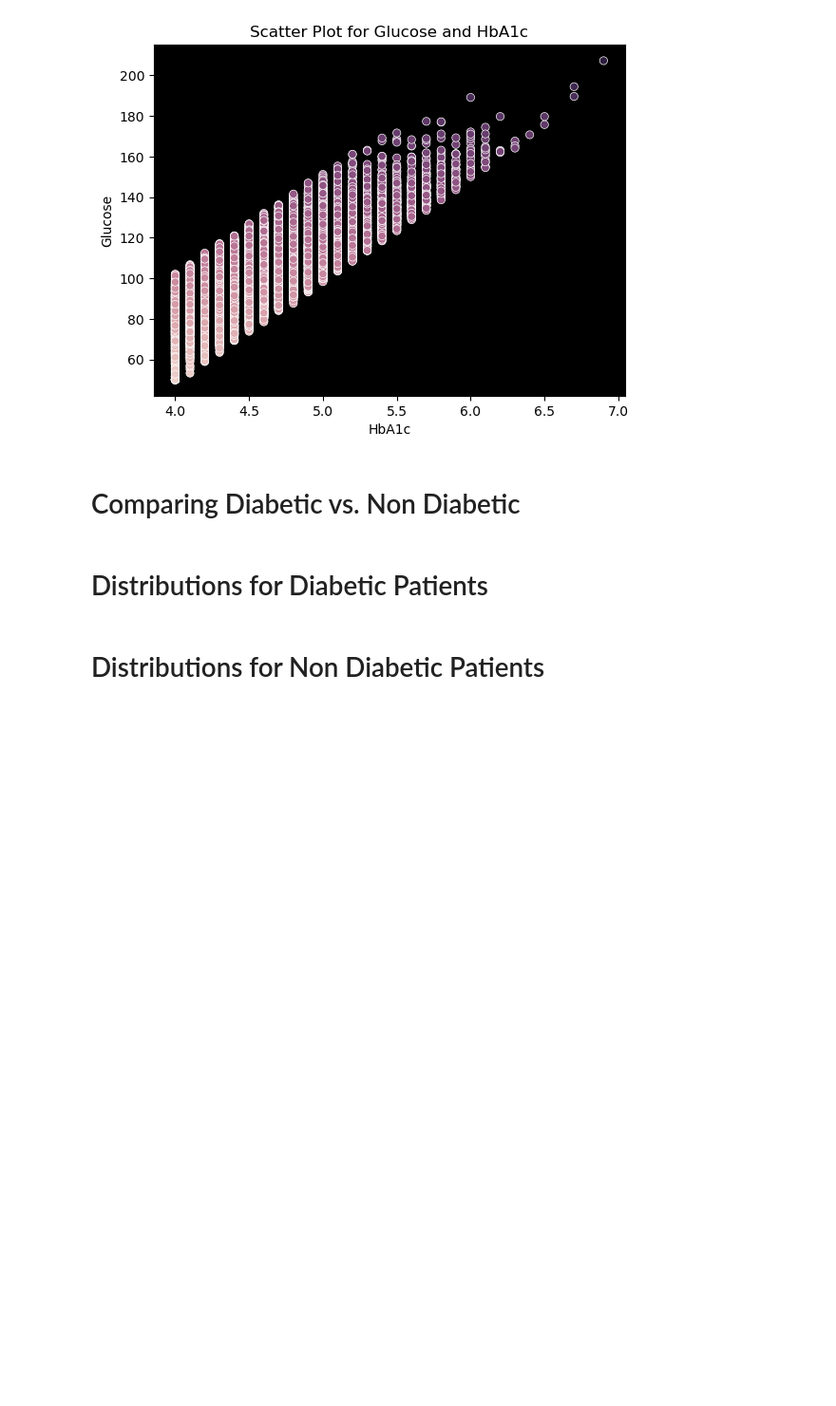
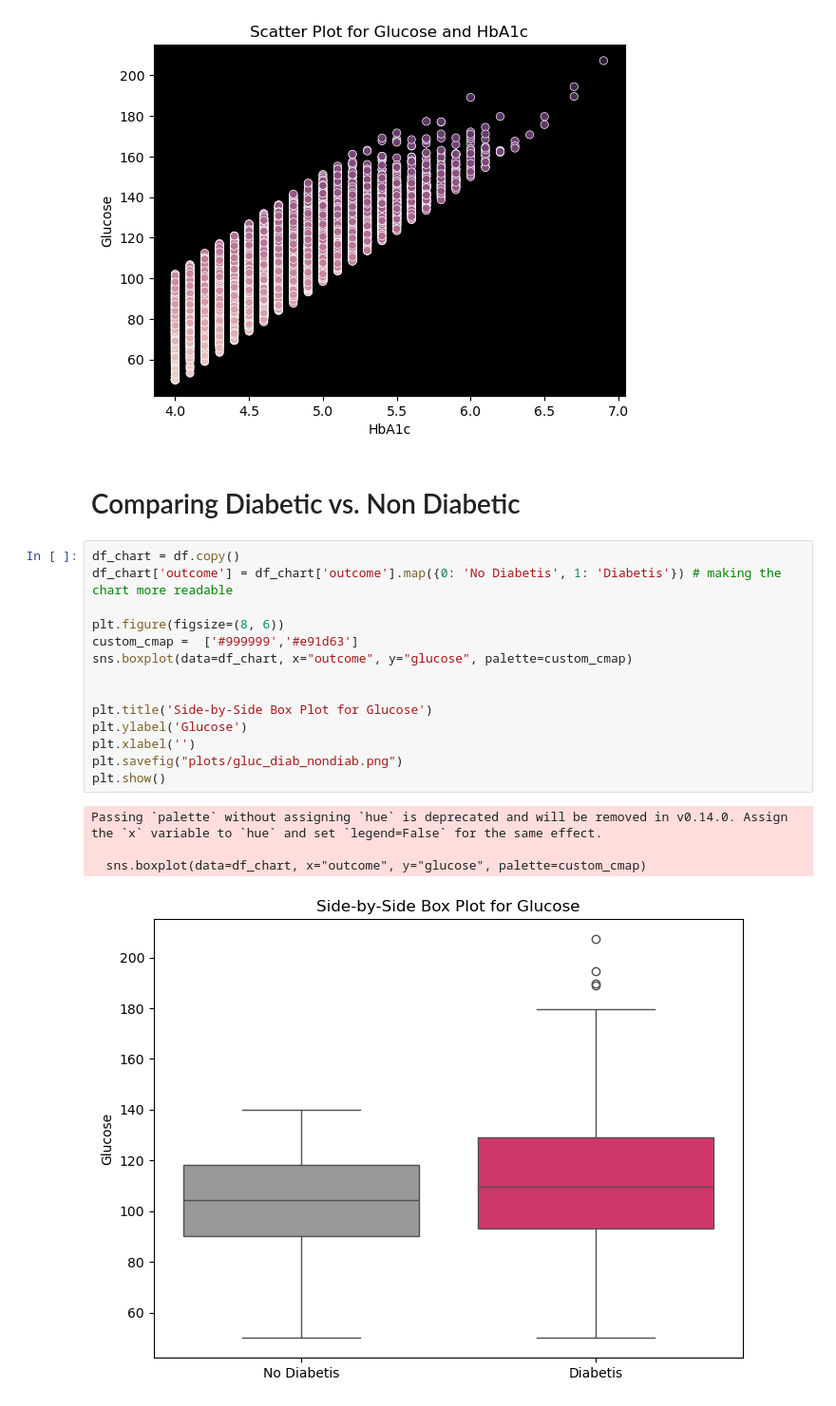
Before and after one commit to Bumbledebee/diabetes_dataset_analysis, a Jupyter notebook: analysis.ipynb, the cells around one changed output. Shown: that part at 95% size. Cells and saved outputs as stored; diff of their text form; blank space fills up the shorter version.

```diff
--- a/analysis.ipynb
+++ b/analysis.ipynb
@@ -554,7 +552,22 @@ plt.show()
 [figure]
 # %% [markdown]
 # Comparing Diabetic vs. Non Diabetic
-# %% [markdown]
-# Distributions for Diabetic Patients
-# %% [markdown]
-# Distributions for Non Diabetic Patients
+# %%
+df_chart = df.copy()
+df_chart['outcome'] = df_chart['outcome'].map({0: 'No Diabetis', 1: 'Diabetis'}) # making the chart more readable
+
+plt.figure(figsize=(8, 6))
+custom_cmap =  ['#999999','#e91d63']
+sns.boxplot(data=df_chart, x="outcome", y="glucose", palette=custom_cmap)
+
+
+plt.title('Side-by-Side Box Plot for Glucose')
+plt.ylabel('Glucose')
+plt.xlabel('')
+plt.savefig("plots/gluc_diab_nondiab.png")
+plt.show()
+# %% [output]
+Passing `palette` without assigning `hue` is deprecated and will be removed in v0.14.0. Assign the `x` variable to `hue` and set `legend=False` for the same effect.
+
+  sns.boxplot(data=df_chart, x="outcome", y="glucose", palette=custom_cmap)
+[figure, added]
```
Also changed, not shown: parts of 4 cells of this notebook, 6 other files.
